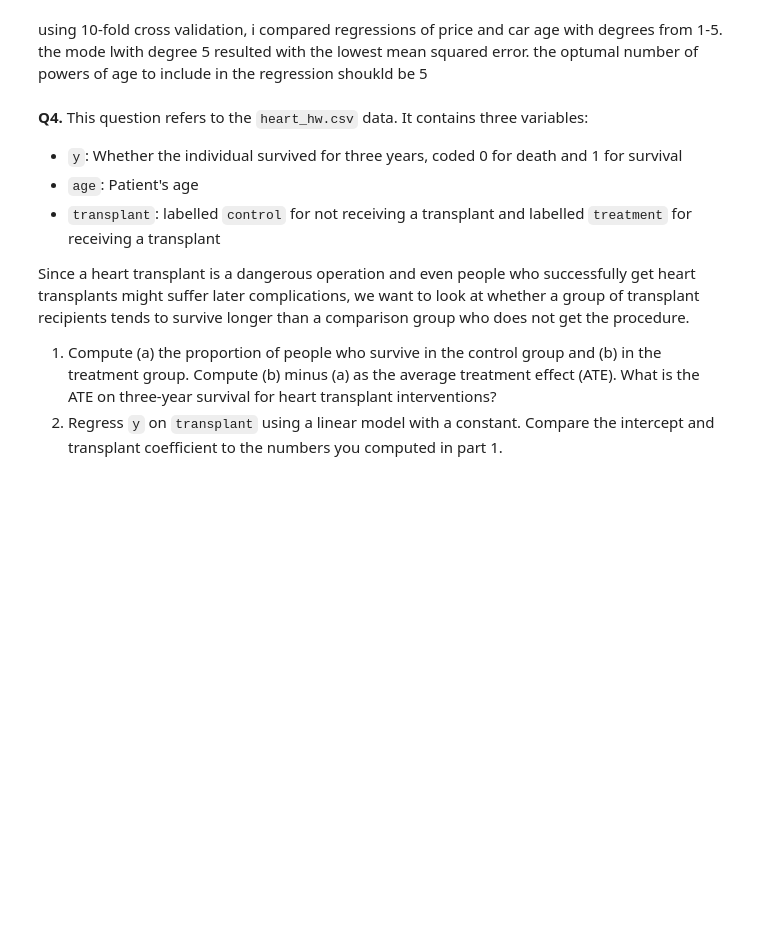
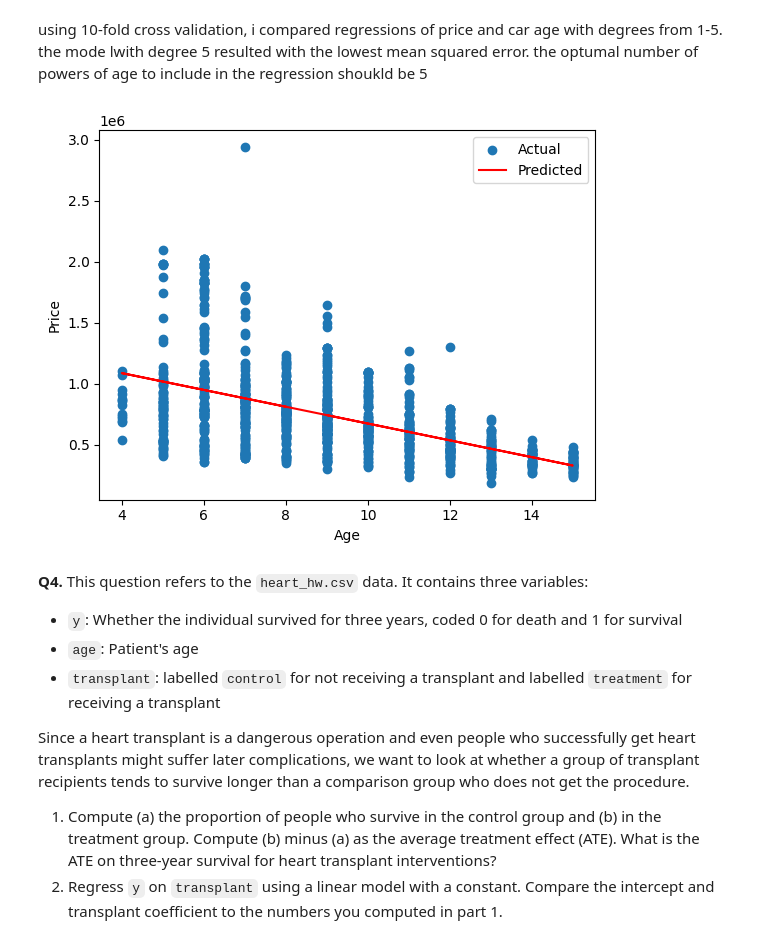
Before and after one commit to SafaaMahbub/undergrad_ml_assignments, a Jupyter notebook: 03_assignment_linear_models.ipynb, the cells around one changed output. Saved outputs shown, nothing was run; the diff lists cells and outputs as text; code cells hidden in the pictures; blank space fills up the shorter version.

```diff
--- a/03_assignment_linear_models.ipynb
+++ b/03_assignment_linear_models.ipynb
@@ -294,6 +294,26 @@ Degree 4: MSE = 100474431121.10178
 Degree 5: MSE = 100131346193.26462
 # %% [markdown]
 using 10-fold cross validation, i compared regressions of price and car age with degrees from 1-5. the mode lwith degree 5 resulted with the lowest mean squared error. the optumal number of powers of age to include in the regression shoukld be 5
+# %%
+from sklearn.linear_model import LinearRegression
+tdf = df[['Price', 'car_age']].dropna()
+y = tdf['Price']
+x =  tdf[['car_age']]
+
+
+model = LinearRegression()
+model.fit(x, y)
+
+y_pred = model.predict(x)
+
+plt.scatter(x, y, label='Actual')
+plt.plot(x, y_pred, color='red', label='Predicted')
+plt.xlabel('Age')
+plt.ylabel('Price')
+plt.legend()
+plt.show()
+# %% [output]
+[figure, added]
 # %% [markdown]
 **Q4.** This question refers to the `heart_hw.csv` data. It contains three variables:
 
```
